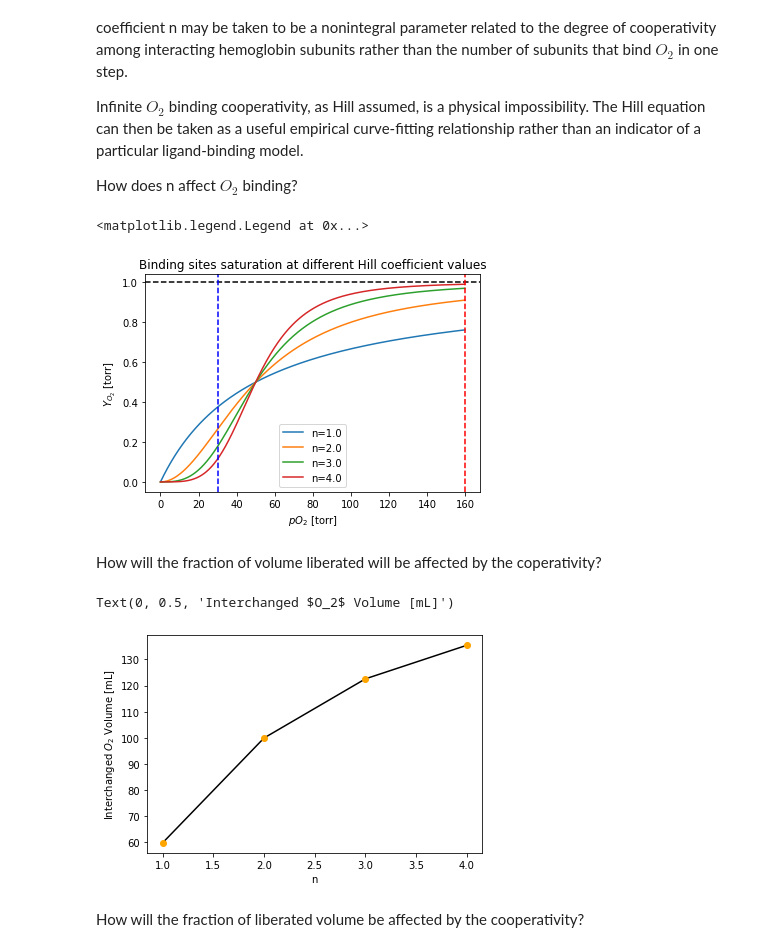
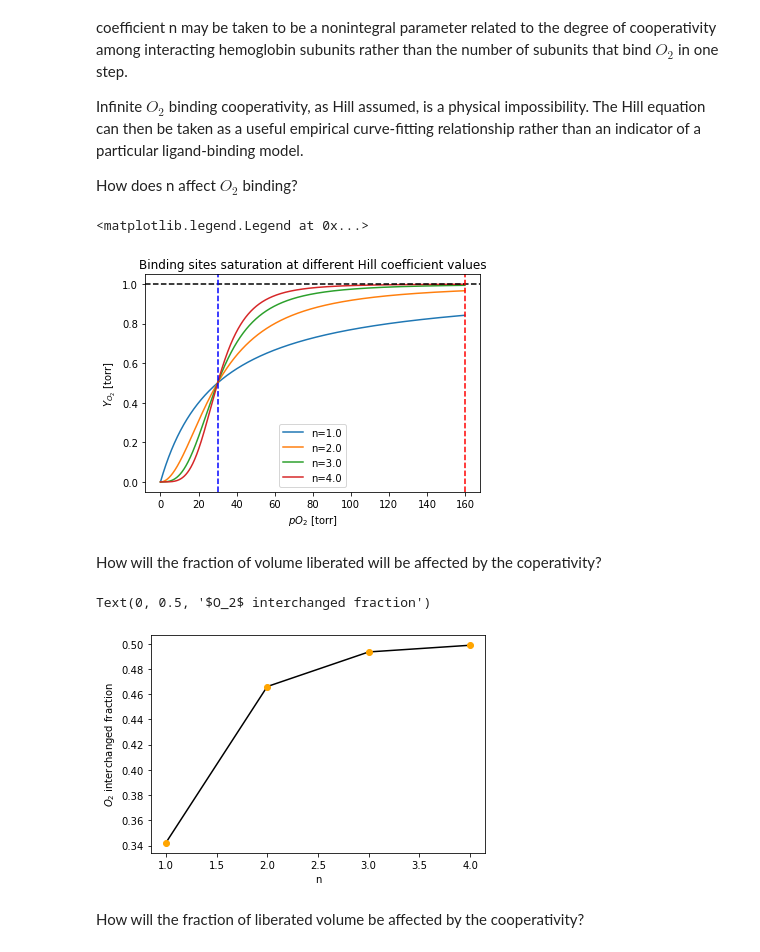
Before and after one commit to Biocomputing-Teaching/Biomolecular-Interactions, a Jupyter notebook: theoretical/T02/ExploringMolecularBinding.ipynb, the cells around one changed output. Cells and saved outputs as stored; diff of their text form; code cells hidden in the pictures.

Commit message:
Updated binding constants

```diff
--- a/theoretical/T02/ExploringMolecularBinding.ipynb
+++ b/theoretical/T02/ExploringMolecularBinding.ipynb
@@ -23,7 +23,7 @@ We here employ the binding-sites saturation function to explore how this variabl
 # %%
 # Define the O2 binding sites saturation function
 
-def fractionalSaturation(pO2, K=2.0):
+def fractionalSaturation(pO2, K=2.8):
     """
     The fraction of O2-binding sites occupied by O2 in myoglobin.
 
@@ -158,9 +158,9 @@ Infinite $O_2$ binding cooperativity, as Hill assumed, is a physical impossibili
 
 How does n affect $O_2$ binding?
 # %%
-def hillEquation(pO2, n=1.0, K=50):
+def hillEquation(pO2, n=1.0, K=30):
     """
-    The fraction of O2-binding sites occupied by O2 in myoglobin using the Hill equation.
+    The fraction of O2-binding sites occupied by O2 in hemoglobin using the Hill equation.
 
     Parameters
     ==========
@@ -195,34 +195,27 @@ plt.title('Binding sites saturation at different Hill coefficient values')
 plt.legend()
 # %% [output]
 <matplotlib.legend.Legend at 0x...>
-[figure, old version]
+[figure, new version]
 # %% [markdown]
 How will the fraction of volume liberated will be affected by the coperativity?
 # %%
-# Data
-myoG_c = 0.69 # mM
-T = 273.15 # in Kelvin
-P = 1.0 # in Atm
-R = 0.082057 # in L⋅atm/(K⋅mol)
-
 X = []
 Y = []
 
 for n in np.arange(1.0, 4.1, 1.0):
     X.append(n)
     arterial_Y = hillEquation(160, n=n)
     venous_Y = hillEquation(30, n=n)
-    n = (arterial_Y-venous_Y)*myoG_c*10e-3
-    V = n*R*T/P*1000
-    Y.append(V)
+    fO2 = arterial_Y-venous_Y
+    Y.append(fO2)
 
 plt.plot(X,Y, c='k')
 plt.plot(X,Y, c='orange', marker='o', ls='')
 plt.xlabel('n')
-plt.ylabel('Interchanged $O_2$ Volume [mL]')
+plt.ylabel('$O_2$ interchanged fraction')
 # %% [output]
-Text(0, 0.5, 'Interchanged $O_2$ Volume [mL]')
+Text(0, 0.5, '$O_2$ interchanged fraction')
-[figure, old version]
+[figure, new version]
 # %% [markdown]
 How will the fraction of liberated volume be affected by the cooperativity?
 # %%
```
Also changed, not shown: parts of 6 cells of this notebook.
